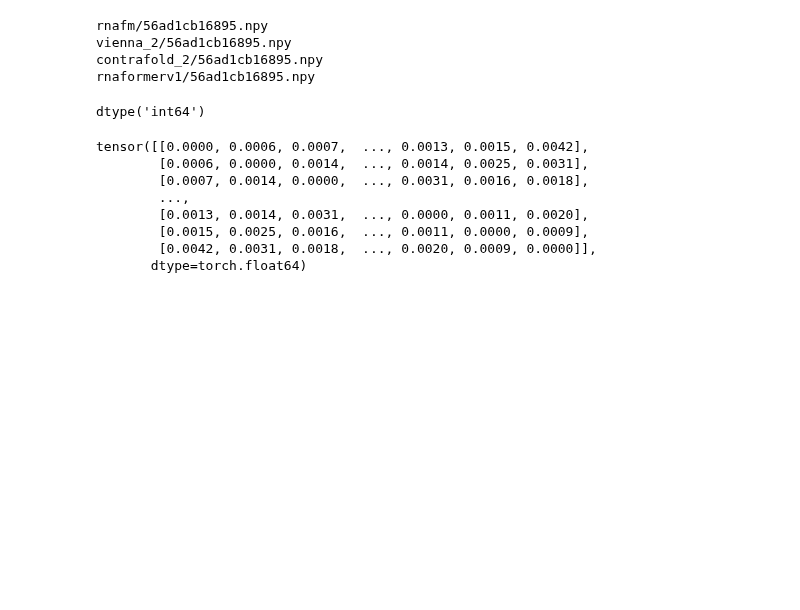
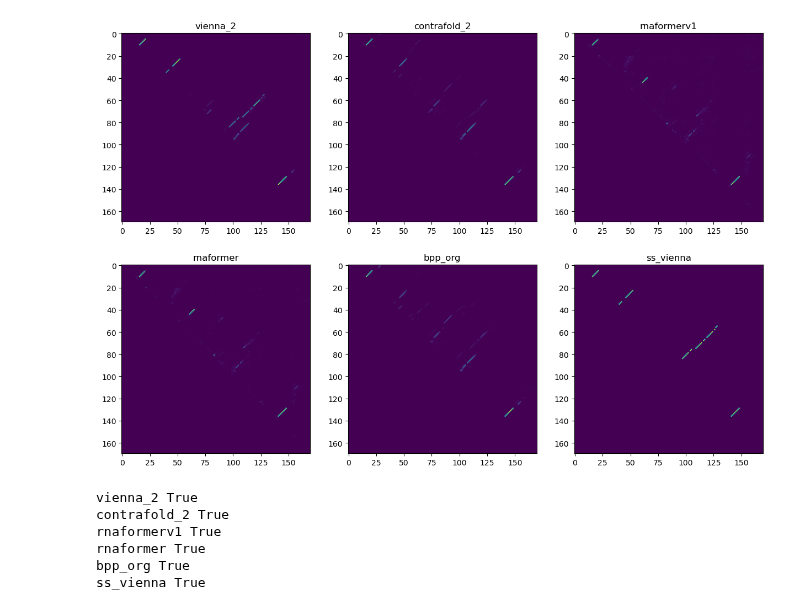
Before and after one commit to DrHB/rna-stanford, a Jupyter notebook: nbs/00_dataset.ipynb, the cells around one changed output. Saved outputs shown, nothing was run; the diff lists cells and outputs as text; code cells hidden in the pictures; blank space fills up the shorter version.

```diff
--- a/nbs/00_dataset.ipynb
+++ b/nbs/00_dataset.ipynb
@@ -2674,23 +2588,47 @@ __
-# %%
-for i in extra_bpp:
-    print(f"{i}/{row.bpp.stem}.npy")
-# %% [output]
-rnafm/56ad1cb16895.npy
-vienna_2/56ad1cb16895.npy
-contrafold_2/56ad1cb16895.npy
-rnaformerv1/56ad1cb16895.npy
-# %%
-np.load('../eda/bpp/rnaformerv1/eb9bd6372550.npy')[0][0].dtype
-# %% [output]
-dtype('int64')
-# %%
-bpp_extra[-1]
-# %% [output]
-tensor([[0.0000, 0.0006, 0.0007,  ..., 0.0013, 0.0015, 0.0042],
-        [0.0006, 0.0000, 0.0014,  ..., 0.0014, 0.0025, 0.0031],
-        [0.0007, 0.0014, 0.0000,  ..., 0.0031, 0.0016, 0.0018],
-        ...,
-        [0.0013, 0.0014, 0.0031,  ..., 0.0000, 0.0011, 0.0020],
-        [0.0015, 0.0025, 0.0016,  ..., 0.0011, 0.0000, 0.0009],
-        [0.0042, 0.0031, 0.0018,  ..., 0.0020, 0.0009, 0.0000]],
-       dtype=torch.float64)
+# %%
+class CFG:
+    path = Path("../data/")
+    pathbb = Path("../data/Ribonanza_bpp_files")
+    pathss = Path("../eda/train_ss_vienna_rna.parquet")
+    split_id = Path('../eda/fold_split.csv')
+
+fns = list(CFG.pathbb.rglob("*.txt"))
+bpp_df = pd.DataFrame({"bpp": fns})
+bpp_df['sequence_id'] = bpp_df['bpp'].apply(lambda x: x.stem)
+bpp_df.drop_duplicates(subset = 'sequence_id', inplace=True)
+# %%
+df = pd.concat([pd.read_parquet('../eda/train_ss_vienna_rna.parquet'),
+                pd.read_parquet('../eda/test_ss_vienna_rna.parquet')])
+df = df.drop_duplicates(subset=['sequence_id']).reset_index(drop=True)
+df = pd.merge(df, bpp_df, on='sequence_id')
+df['L'] = df['sequence'].apply(len)
+extra_bpp=["vienna_2", "contrafold_2", "rnaformerv1", "rnaformer"]
+extra_bpp_path=Path("../eda/bpp")
+# %%
+
+idx = 89
+row = df.iloc[idx]
+names = ['vienna_2', 'contrafold_2', 'rnaformerv1', "rnaformer", 'bpp_org', 'ss_vienna']
+bpp_extra = [
+            extra_bpp_from_numpy(extra_bpp_path / f"{i}/{row.bpp.stem}.npy", row.L, seq_len=row.L).numpy()
+            for i in extra_bpp
+        ] + [generate_base_pair_matrixv1(row['bpp'], row.L).numpy().astype(np.float16)] + [dot_to_adjacencyv0(row["ss_full"], row.L)]
+bpp_extra_d = {s : np.triu(d).astype(np.float16) for s,d in zip(names,bpp_extra)}
+# %%
+#plot
+fig, axs = plt.subplots(2,3, figsize=(15,10))
+for i, ax in enumerate(axs.flatten()):
+    ax.imshow(bpp_extra_d[names[i]])
+    ax.set_title(names[i])
+# %% [output]
+[figure, added]
+# %%
+for i in range(len(names)):
+    print(names[i], np.all(np.maximum(bpp_extra_d[names[i]],bpp_extra_d[names[i]].T) == bpp_extra[i]))
+# %% [output]
+vienna_2 True
+contrafold_2 True
+rnaformerv1 True
+rnaformer True
+bpp_org True
+ss_vienna True
```
Also changed, not shown: parts of 6 cells of this notebook, 14 other files.
